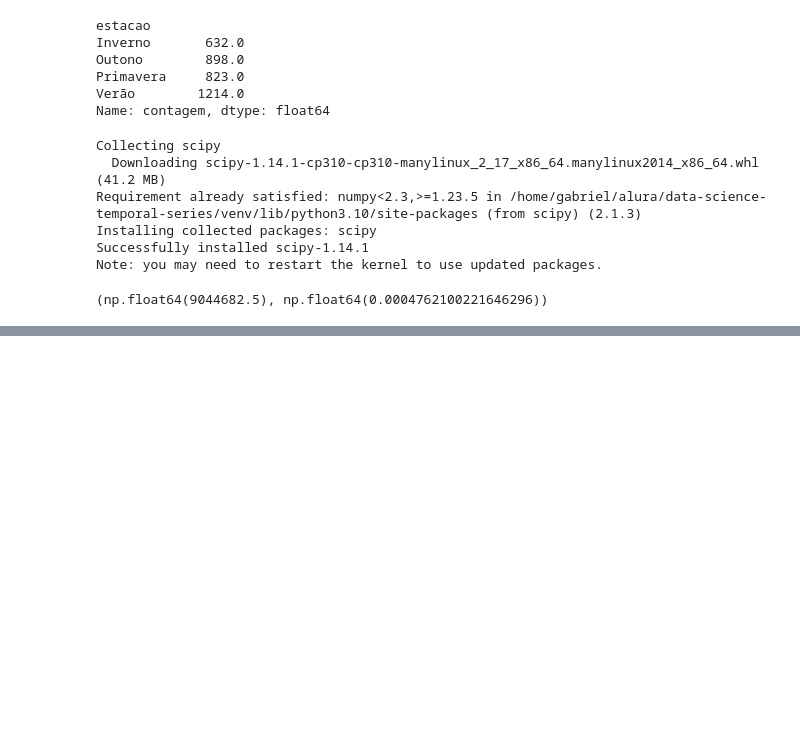
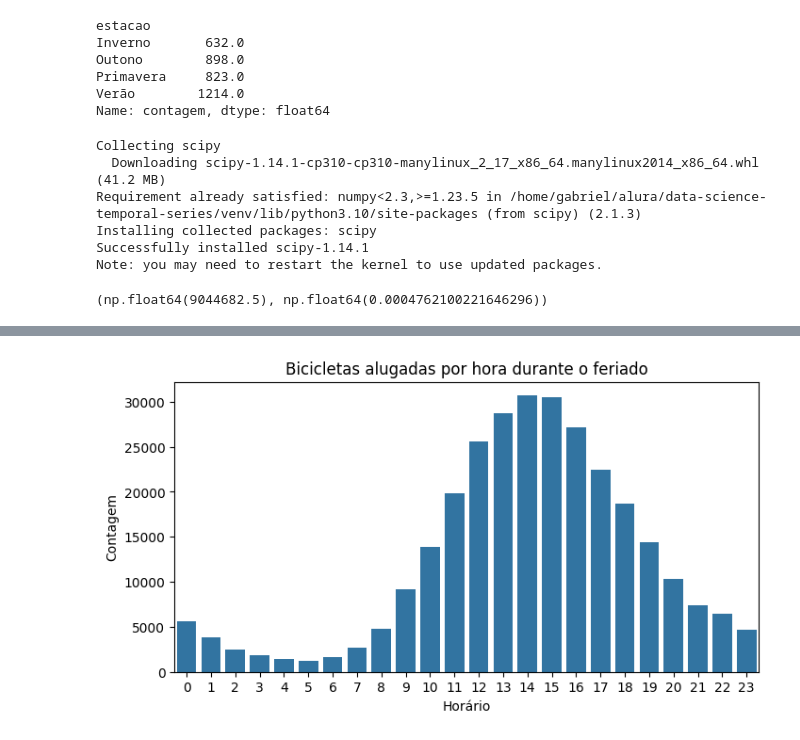
Before and after one commit to gabrielfsil/data-science-temporal-series, a Jupyter notebook: notebooks/temporal-series.ipynb, the cells around one changed output, grey strips where cells are left out. Saved outputs shown, nothing was run; the diff lists cells and outputs as text; code cells hidden in the pictures; blank space fills up the shorter version.

```diff
--- a/notebooks/temporal-series.ipynb
+++ b/notebooks/temporal-series.ipynb
@@ -367,0 +516,14 @@ u_statistic, p_value
+# %%
+df_feriado = df_data[df_data['feriado'] == 'Sim']
+
+alugueis_feriado = df_feriado.groupby('horario')['contagem'].sum().reset_index()
+
+plt.figure(figsize=(8,4))
+
+sns.barplot(data=alugueis_feriado, x='horario', y='contagem')
+plt.title('Bicicletas alugadas por hora durante o feriado')
+plt.xlabel('Horário')
+plt.ylabel('Contagem')
+plt.show()
+# %% [output]
+[figure, added]
```
Also changed, not shown: parts of 15 cells of this notebook.
